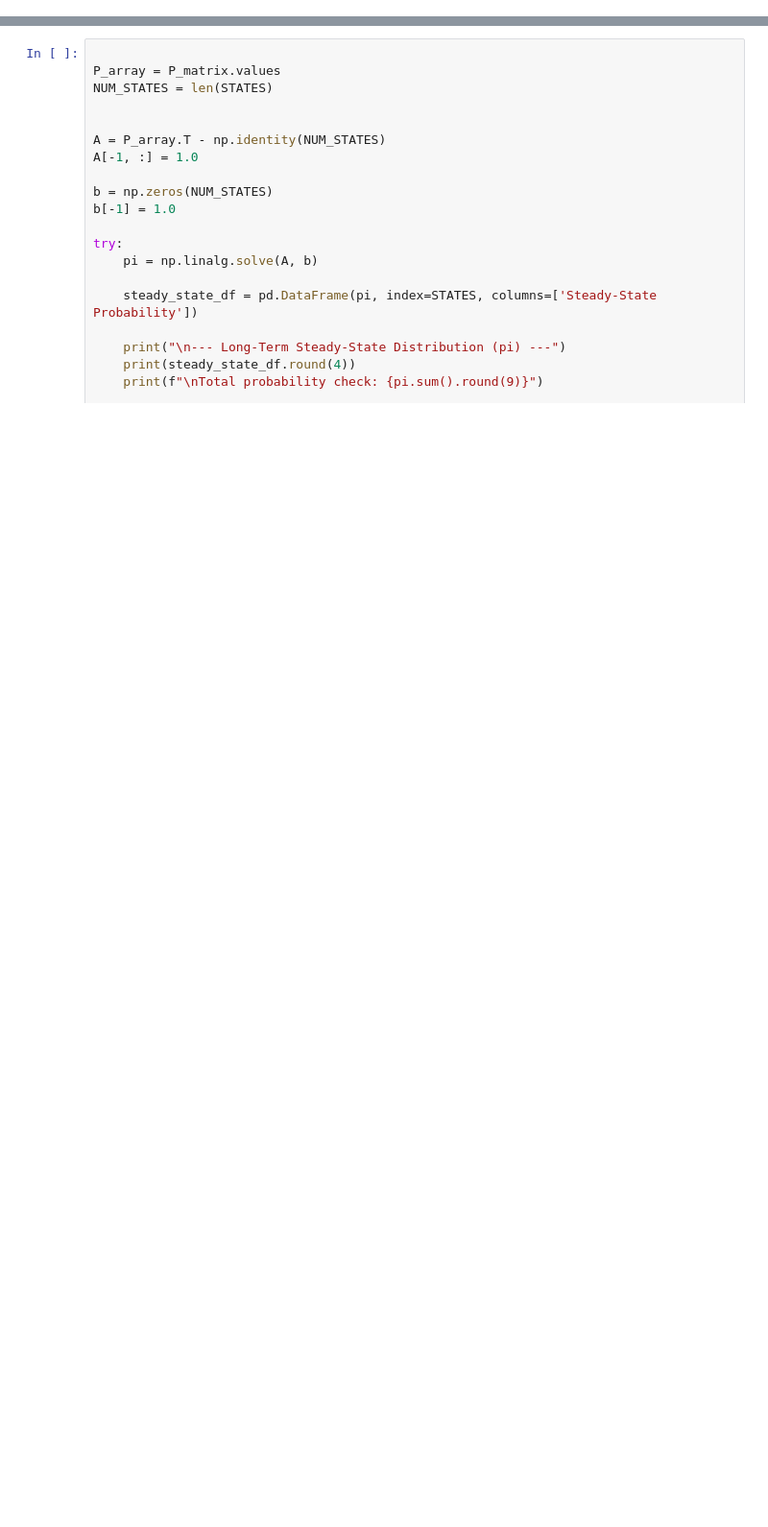
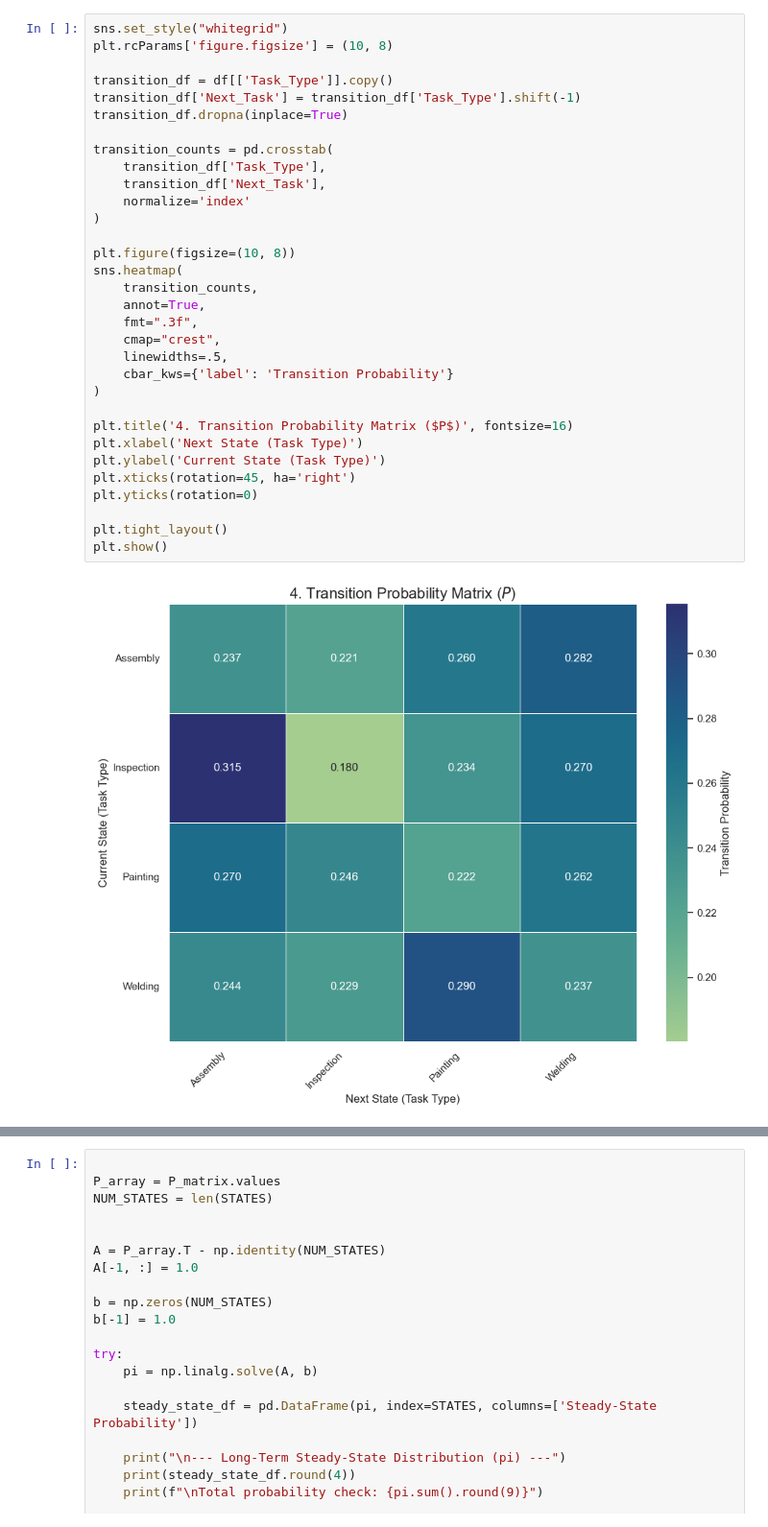
Before and after one commit to YosefFtohy26/Stochastic, a Jupyter notebook: Project13.ipynb, the cells around one changed output, grey strips where cells are left out. Shown at 96% size. Drawn from its saved outputs; the diff is of its cells as text; blank space fills up the shorter version.

```diff
--- a/Project13.ipynb
+++ b/Project13.ipynb
@@ -0,0 +94,34 @@
+# %%
+sns.set_style("whitegrid")
+plt.rcParams['figure.figsize'] = (10, 8)
+
+transition_df = df[['Task_Type']].copy()
+transition_df['Next_Task'] = transition_df['Task_Type'].shift(-1)
+transition_df.dropna(inplace=True)
+
+transition_counts = pd.crosstab(
+    transition_df['Task_Type'],
+    transition_df['Next_Task'],
+    normalize='index'
+)
+
+plt.figure(figsize=(10, 8))
+sns.heatmap(
+    transition_counts,
+    annot=True,
+    fmt=".3f",
+    cmap="crest",
+    linewidths=.5,
+    cbar_kws={'label': 'Transition Probability'}
+)
+
+plt.title('4. Transition Probability Matrix ($P$)', fontsize=16)
+plt.xlabel('Next State (Task Type)')
+plt.ylabel('Current State (Task Type)')
+plt.xticks(rotation=45, ha='right')
+plt.yticks(rotation=0)
+
+plt.tight_layout()
+plt.show()
+# %% [output]
+[figure, added]
```
Also changed, not shown: parts of 8 cells of this notebook.
